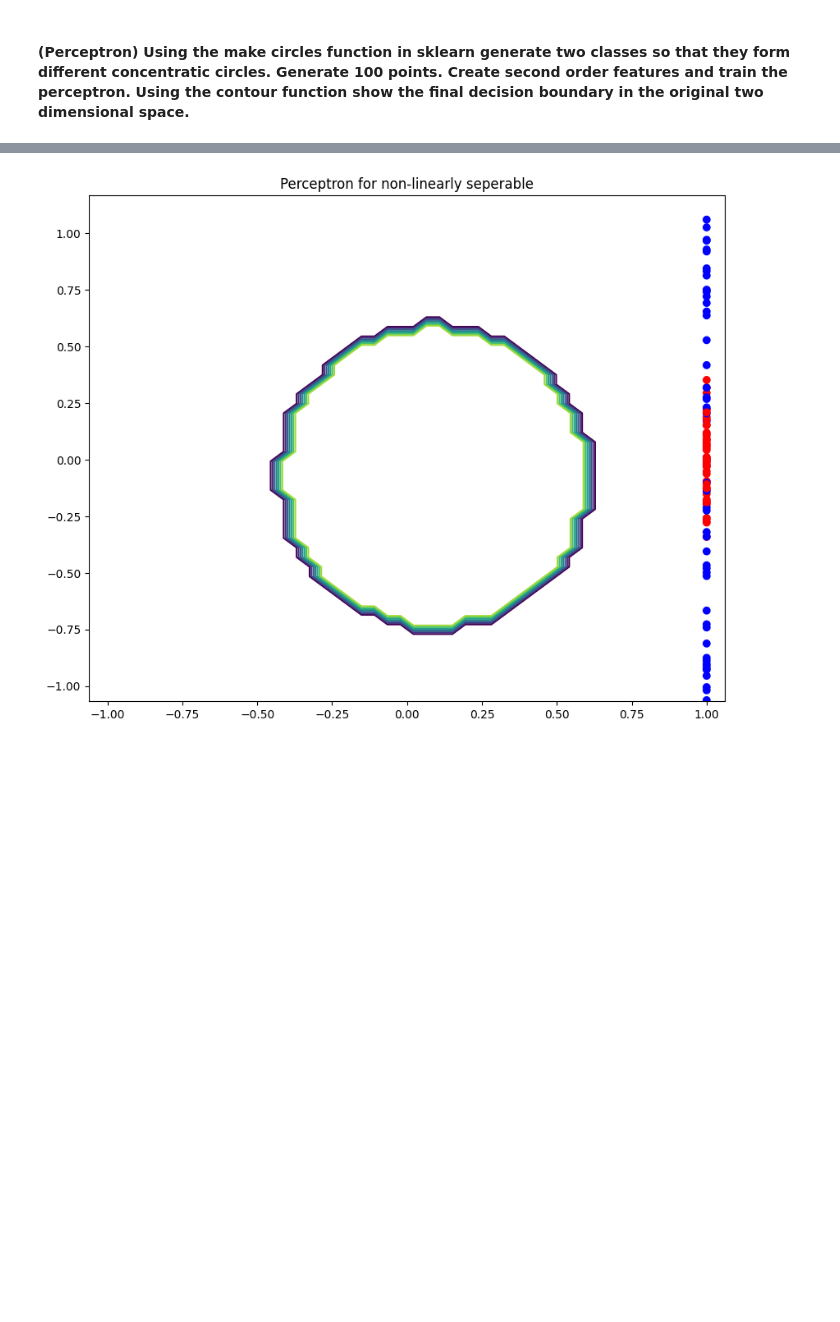
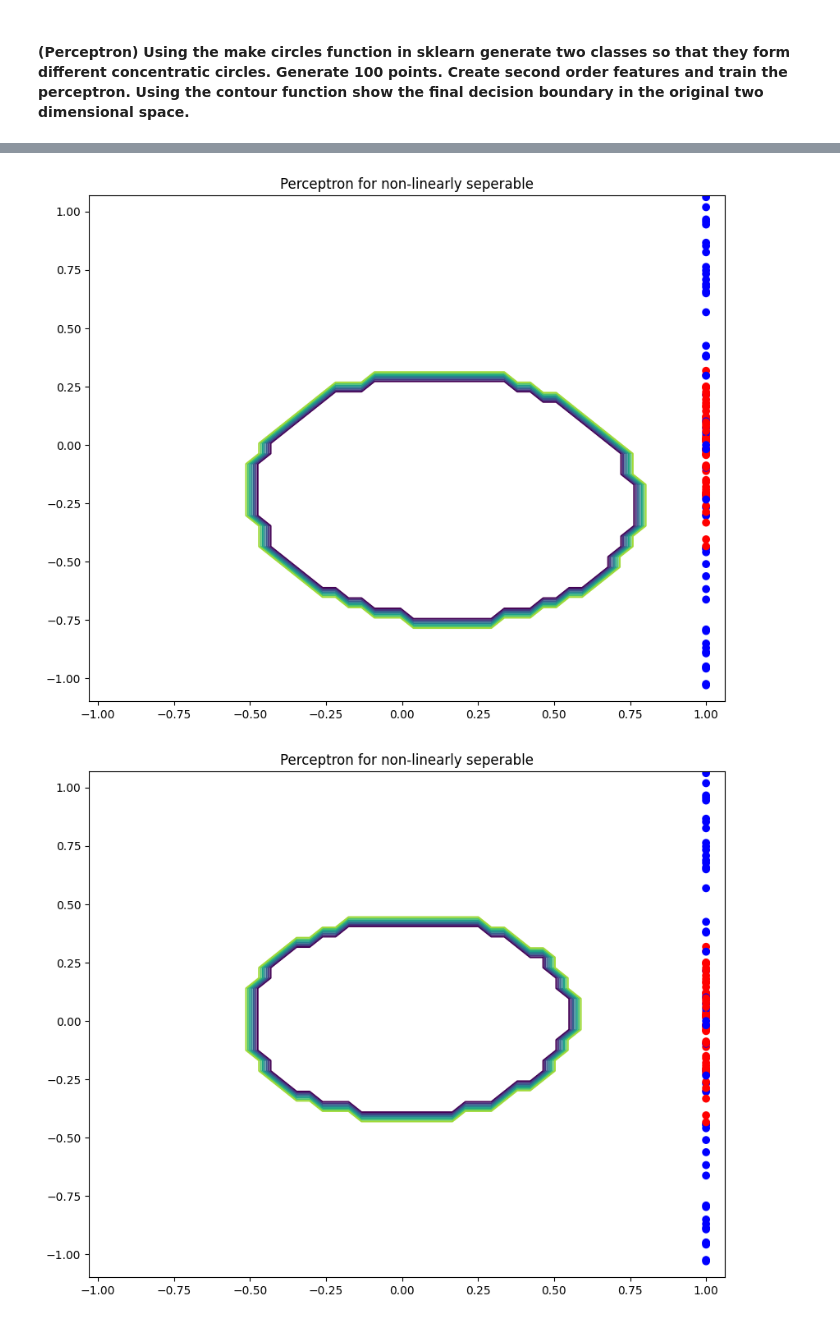
Before and after one commit to AniketChaudhri/CS331-Machine-Learning, a Jupyter notebook: Lab5/perceptron.ipynb, the cells around one changed output, grey strips where cells are left out. Saved outputs shown, nothing was run; the diff lists cells and outputs as text; code cells hidden in the pictures; blank space fills up the shorter version.

Commit message:
perceptron

```diff
--- a/Lab5/perceptron.ipynb
+++ b/Lab5/perceptron.ipynb
@@ -72,3 +71,9 @@ plt.scatter(x[:, 0], x[:, 1], c=y, cmap='rainbow')
+# %%
+data = np.ones((len(x), 6))
+data[:, 1:3] = x
+data[:,3] = x[:,0]**2
+data[:,4] = x[:,1]**2
+data[:,5] = x[:,0]*x[:,1]
 # %%
 # create a data with x and second order features of x
-x = np.hstack((np.ones((x.shape[0], 1)), x, x[:, 0:1] ** 2, x[:, 1:2] ** 2))
+# x = np.hstack((np.ones((x.shape[0], 1)), x, x[:, 0:1] ** 2, x[:, 1:2] ** 2, x[:,0]*x[:,1]))
@@ -103,13 +128,13 @@ def nonlinear_perceptron(x, y, eps = 0.01,lr=1, epochs=100):
 
         if epochs % 20:
             def J(x, y):
-                t = w[0] + w[1] * x + w[2] * y + w[3] * x ** 2 + w[4] * y ** 2
-                return(t >= 0)
+                t = -(w[0] + w[1]*x + w[2]*y + w[3] * (x)**2 + w[4]*(y)**2 + w[5]*(x*y))
+                return (t >= 0)
 
-            xmin = min(x[:, 1])
-            xmax = max(x[:, 1])
-            ymin = min(x[:, 2])
-            ymax = max(x[:, 2])
+            xmin = min(data[:, 1])
+            xmax = max(data[:, 1])
+            ymin = min(data[:, 2])
+            ymax = max(data[:, 2])
             xx = np.linspace(xmin,xmax)
             yy = np.linspace(ymin, ymax)
             P, Q = np.meshgrid(xx, yy)
@@ -125,6 +150,7 @@ def nonlinear_perceptron(x, y, eps = 0.01,lr=1, epochs=100):
         # if isCorrectlyClassified or epochs == 0:
         #     break
 # %%
-nonlinear_perceptron(x, y)
+nonlinear_perceptron(data, y)
 # %% [output]
-[figure, old version]
+[figure, new version]
+[figure, added]
```
Also changed, not shown: parts of 9 cells of this notebook.
